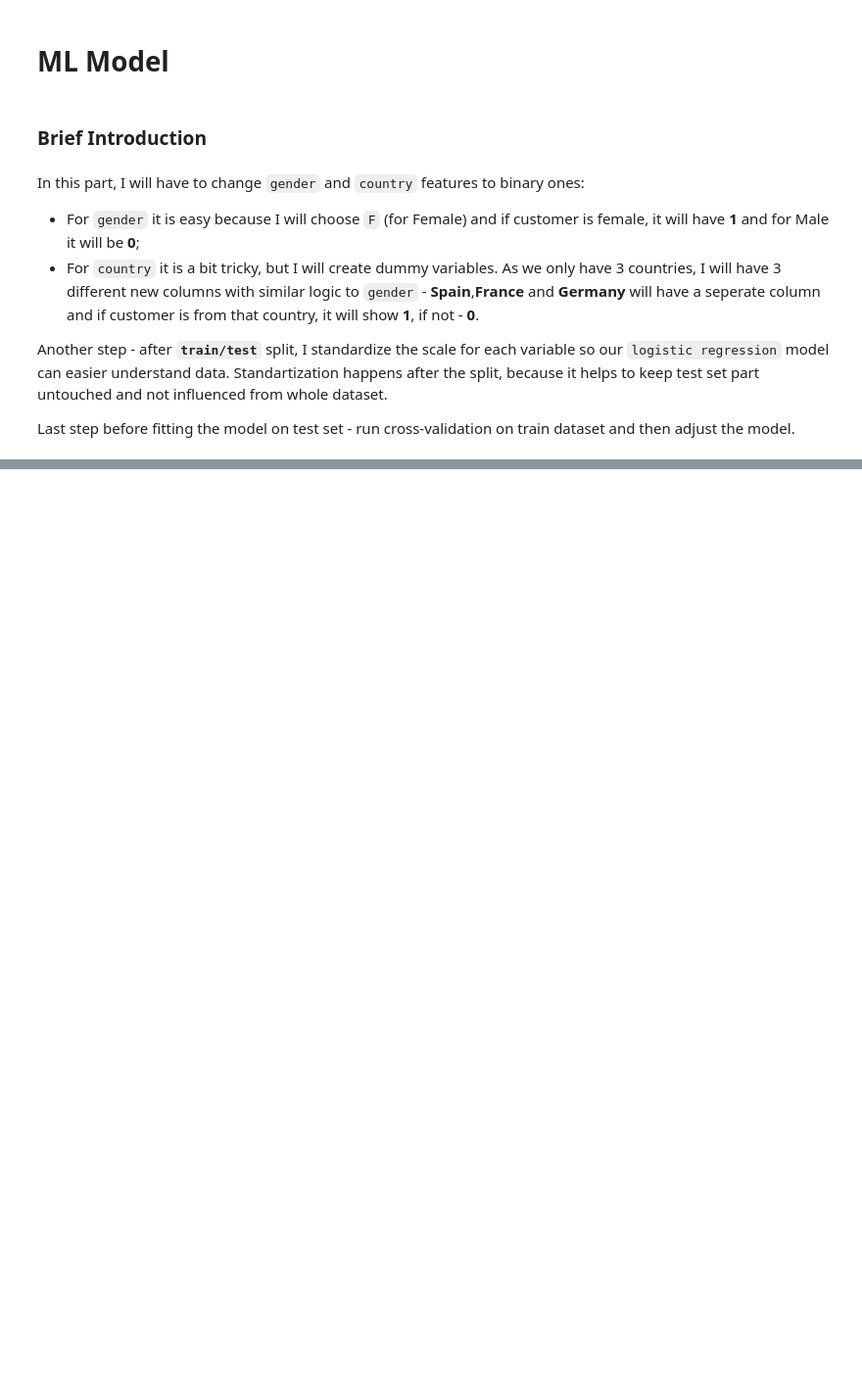
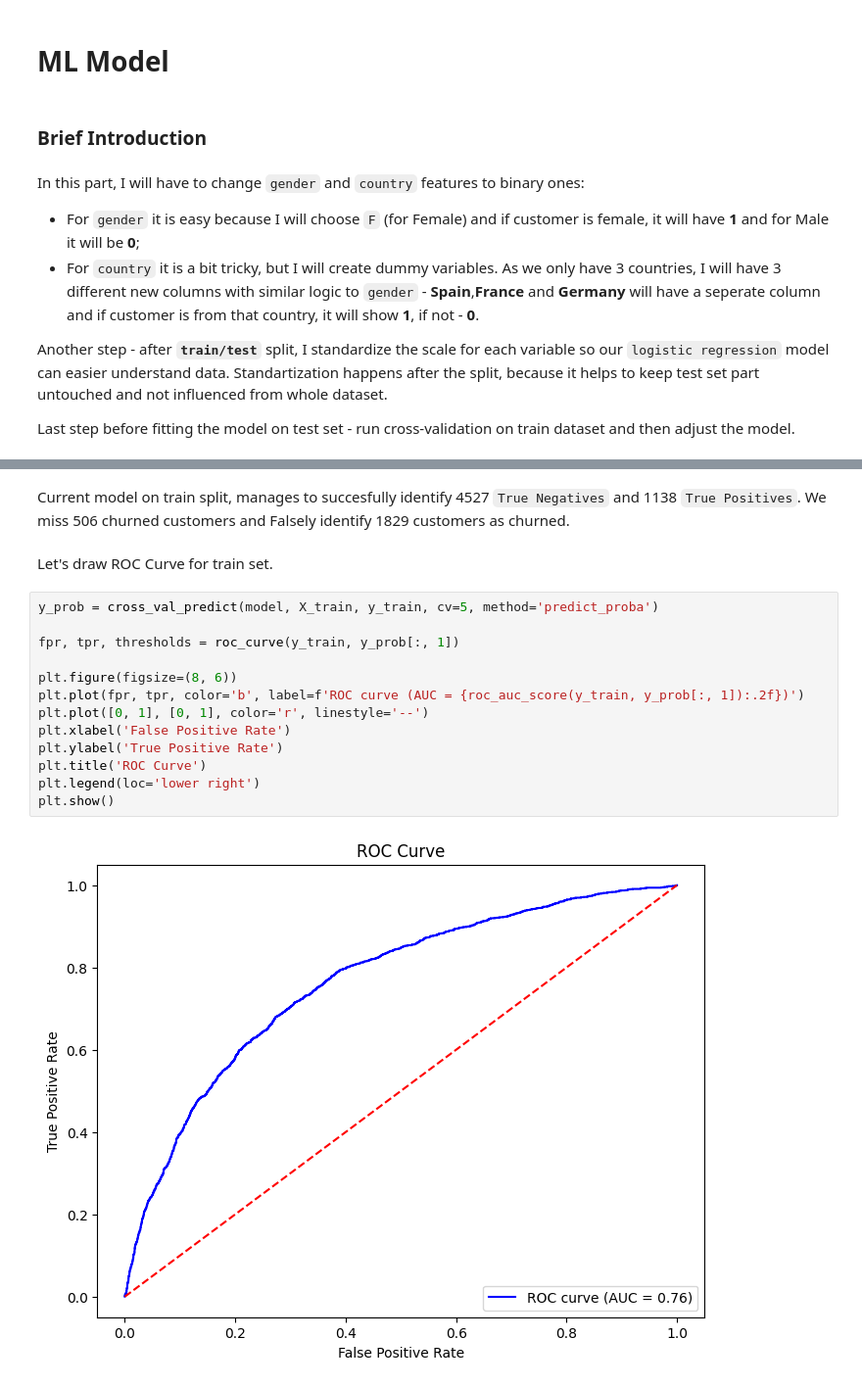
Before and after one commit to ArvydasKacinas/Bank-Customer-Churn, a Jupyter notebook: ML_Notebook.ipynb, the cells around one changed output, grey strips where cells are left out. Shown at 98% size. Cells and saved outputs as stored; diff of their text form; blank space fills up the shorter version.

```diff
--- a/ML_Notebook.ipynb
+++ b/ML_Notebook.ipynb
@@ -313,0 +429,19 @@ Last step before fitting the model on test set - run cross-validation on train d
+# %% [markdown]
+Current model on train split, manages to succesfully identify 4527 `True Negatives` and 1138 `True Positives`. We miss 506 churned customers and Falsely identify 1829 customers as churned.
+# %% [markdown]
+Let's draw ROC Curve for train set.
+# %%
+y_prob = cross_val_predict(model, X_train, y_train, cv=5, method='predict_proba')
+
+fpr, tpr, thresholds = roc_curve(y_train, y_prob[:, 1])
+
+plt.figure(figsize=(8, 6))
+plt.plot(fpr, tpr, color='b', label=f'ROC curve (AUC = {roc_auc_score(y_train, y_prob[:, 1]):.2f})')
+plt.plot([0, 1], [0, 1], color='r', linestyle='--')
+plt.xlabel('False Positive Rate')
+plt.ylabel('True Positive Rate')
+plt.title('ROC Curve')
+plt.legend(loc='lower right')
+plt.show()
+# %% [output]
+[figure, added]
```
Also changed, not shown: parts of 44 cells of this notebook, 2 other files.
